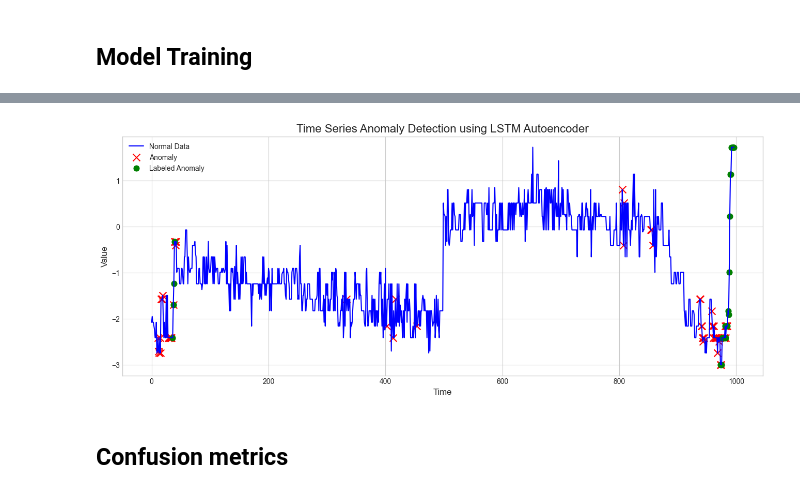
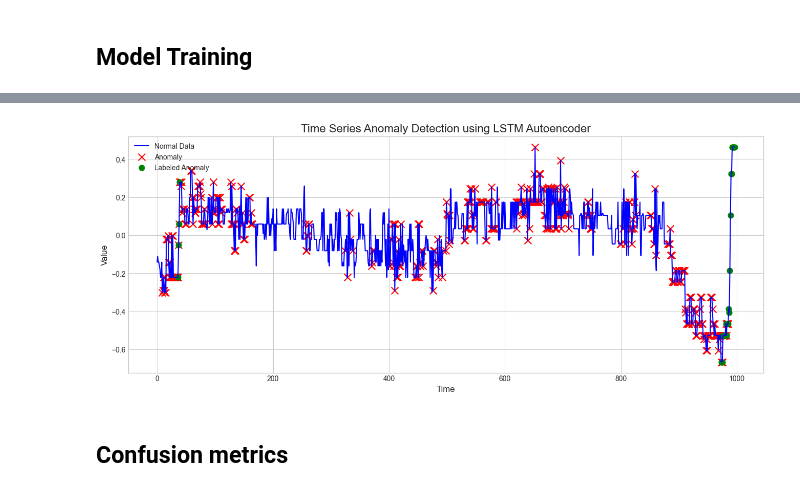
Before and after one commit to Bank7656/PlateMon_data_analytics, a Jupyter notebook: LSTMAD.ipynb, the cells around one changed output, grey strips where cells are left out. Saved outputs shown, nothing was run; the diff lists cells and outputs as text; code cells hidden in the pictures.

```diff
--- a/LSTMAD.ipynb
+++ b/LSTMAD.ipynb
@@ -71,5 +57,7 @@ def parse_and_standardize(df: pd.DataFrame, scaler: StandardScaler = None):
 # %%
-train_conduct = train_c.copy().loc[:, ['timestamp', 'conductivity']]
-valid_conduct = valid_c.copy().loc[:, ['timestamp', 'conductivity', 'anomaly_label']]
-train_conduct.head()
+train_conduct = train_c.copy().loc[:, ['timestamp', 'conductivity', 'run_id']]
+valid_conduct = valid_c.copy().loc[:, ['timestamp', 'conductivity', 'run_id', 'anomaly_label']]
+valid_conduct = de_meaning(valid_conduct)
+print(train_conduct.head())
+print(valid_conduct.head())
 # %% [output]
@@ -131,7 +122,7 @@ def create_x_y_sequences(df, data,  time_steps):
     return X, Y
 # %%
 # 1. Creating sequences from training data
-TIME_STEPS = 10 # Number of past time steps to look at
+TIME_STEPS = 100 # Number of past time steps to look at
 
 X_train, Y_train = create_x_y_sequences(train_c, train_conduct, TIME_STEPS)
 X_valid, Y_valid = create_x_y_sequences(valid_c, valid_conduct, TIME_STEPS)
@@ -217,7 +208,8 @@ n_samples * (1 - validation_split) approx: 2646.0
 # Define the model architecture
 model = Sequential([
     # Encoder
-    LSTM(128, input_shape=(X_train.shape[1], X_train.shape[2])),
+    LSTM(128, input_shape=(X_train.shape[1], X_train.shape[2]), return_sequences=True),
+    LSTM(64),
     Dropout(rate=0.2),
 
     # This layer repeats the learned representation for each time step
@@ -225,6 +217,7 @@ model = Sequential([
     RepeatVector(X_train.shape[1]),
 
     # Decoder
+    LSTM(64, return_sequences=True),
     LSTM(128, return_sequences=True),
     Dropout(rate=0.2),
 
@@ -340,13 +337,32 @@ plt.show()
 # Predict on the validation data
 X_valid_pred = model.predict(X_valid)
 valid_mae_loss = np.mean(np.abs(X_valid_pred - X_valid), axis=1).flatten()
+
+best_f1 = 0
+best_threshold = 0
+
+# Test 100 different thresholds
+thresholds = np.linspace(np.min(valid_mae_loss), np.max(valid_mae_loss), 100)
+
+for threshold in thresholds:
+    # 1 if error > threshold (anomaly), 0 otherwise
+    predictions = (valid_mae_loss > threshold).astype(int)
+
+    f1 = f1_score(valid_conduct['anomaly_label'], predictions)
+
+    if f1 > best_f1:
+        best_f1 = f1
+        best_threshold = threshold
+
+print(f"Best threshold: {best_threshold}")
+print(f"Best F1-Score: {best_f1}")
 
 # Create a DataFrame with the validation loss
 loss_df = pd.DataFrame(index=range(len(valid_mae_loss)))
 loss_df['reconstruction_error'] = valid_mae_loss
 
 # Identify anomalies in the validation set
-loss_df['anomaly'] = loss_df['reconstruction_error'] > threshold
+loss_df['anomaly'] = loss_df['reconstruction_error'] > best_threshold
 
 # Find the indices of the anomalous sequences
 valid_anomalies_idxs = loss_df[loss_df['anomaly']].index
@@ -360,7 +376,7 @@ for seq_idx in valid_anomalies_idxs:
 # Add an anomaly flag to your original validation DataFrame
 # Note: The first `TIME_STEPS` rows of valid_df won't have a prediction
 valid_conduct['anomaly'] = False
-valid_conduct.iloc[anomalous_data_indices] = valid_conduct.iloc[anomalous_data_indices].assign(anomaly=True)
+valid_conduct.iloc[anomalous_data_indices] = ssvalid_conduct.iloc[anomalous_data_indices].assign(anomaly=True)
 
 print("Anomalies found in the validation set:")
 print(valid_conduct[valid_conduct['anomaly']])
@@ -384,24 +386,24 @@ Anomalies found in the validation set:
 # %%
 # --- Visualization ---
 plt.style.use('seaborn-v0_8-whitegrid')
 fig, ax = plt.subplots(figsize=(16, 6))
 
 # Plot the original data
-ax.plot(valid_conduct.index, valid_conduct['stand_value'], color='blue', label='Normal Data')
+ax.plot(valid_conduct.index, valid_conduct['conductivity'], color='blue', label='Normal Data')
 
 # Highlight the anomalies
 anomalies = valid_conduct[valid_conduct['anomaly'] == True]
 labeled = valid_conduct[valid_conduct['anomaly_label'] == 1]
-ax.scatter(anomalies.index, anomalies['stand_value'], color='red', marker='x', s=100, label='Anomaly')
-ax.scatter(labeled.index, labeled['stand_value'], color='green', marker='o', s=60, label='Labeled Anomaly')
+ax.scatter(anomalies.index, anomalies['conductivity'], color='red', marker='x', s=100, label='Anomaly')
+ax.scatter(labeled.index, labeled['conductivity'], color='green', marker='o', s=60, label='Labeled Anomaly')
 
 ax.set_title('Time Series Anomaly Detection using LSTM Autoencoder', fontsize=16)
 ax.set_xlabel('Time', fontsize=12)
 ax.set_ylabel('Value', fontsize=12)
 ax.legend(loc='upper left')
 plt.show()
 # %% [output]
-[figure, old version]
+[figure, new version]
 # %% [markdown]
 ## Confusion metrics
 # %%
```
Also changed, not shown: parts of 20 cells of this notebook, 1 other file.
